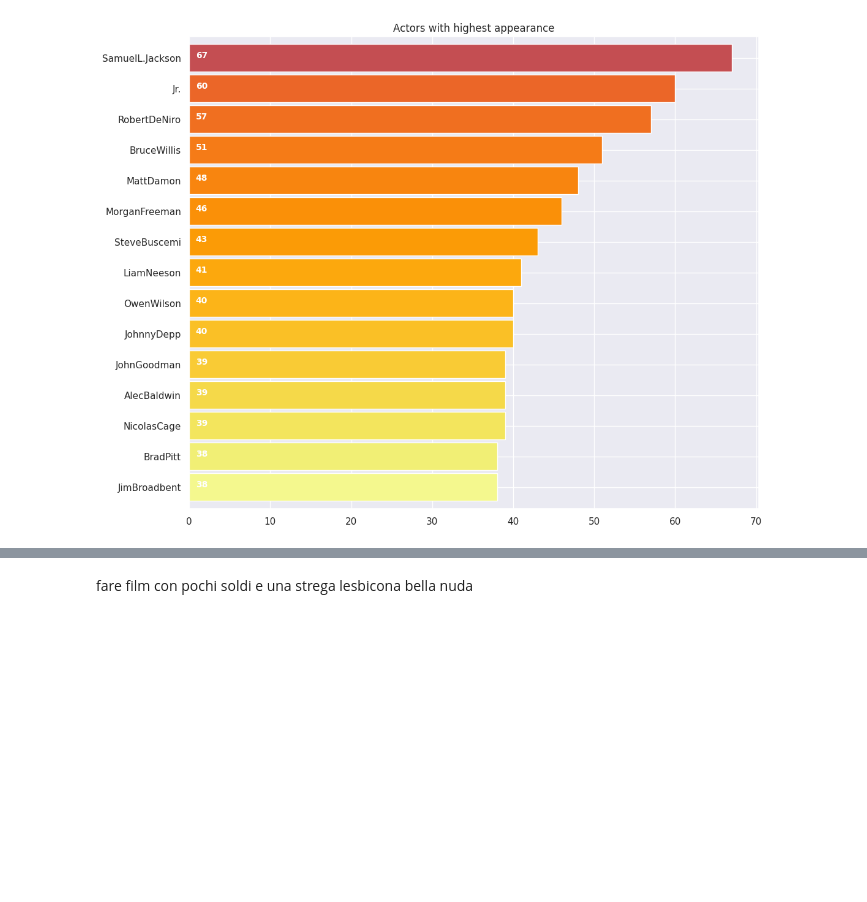
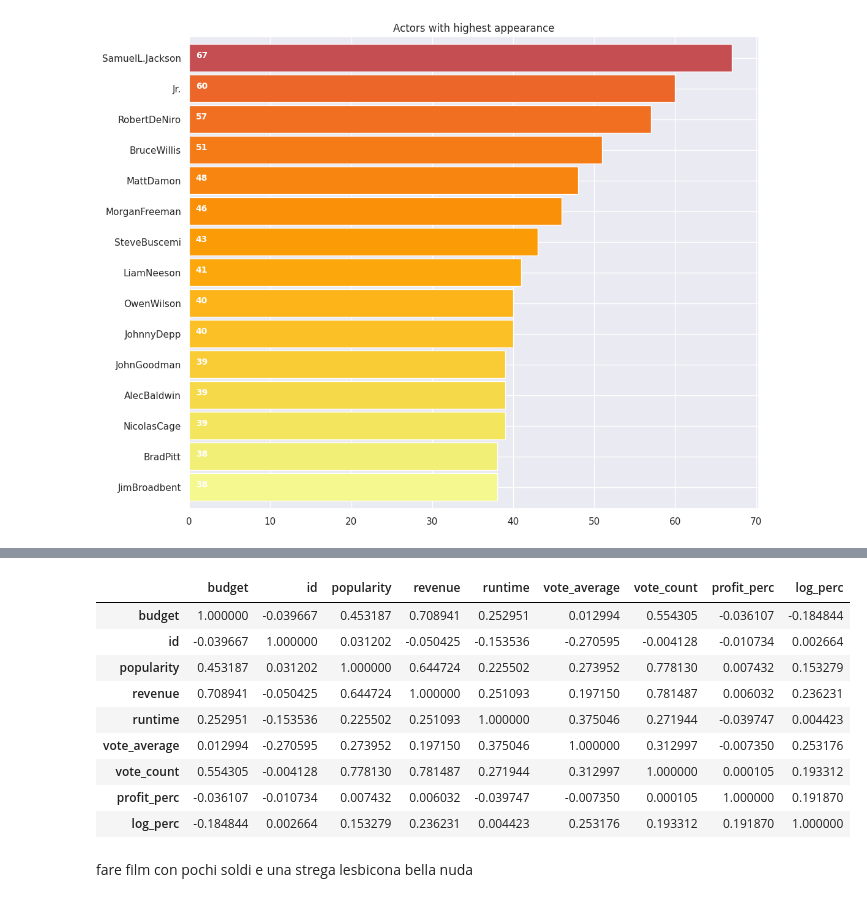
Before and after one commit to flenz00/TMDB-Movies, a Jupyter notebook: IMBD_Movies .ipynb, the cells around one changed output, grey strips where cells are left out. Drawn from its saved outputs; the diff is of its cells as text; code cells hidden in the pictures; blank space fills up the shorter version.

```diff
--- a/IMBD_Movies .ipynb
+++ b/IMBD_Movies .ipynb
@@ -559,3 +548,16 @@ for k in keywords_set:
+# %%
+Movies.corr()
+# %% [output]
+|  | budget | id | popularity | revenue | runtime | vote_average | vote_count | profit_perc | log_perc |
+| budget | 1.000000 | -0.039667 | 0.453187 | 0.708941 | 0.252951 | 0.012994 | 0.554305 | -0.036107 | -0.184844 |
+| id | -0.039667 | 1.000000 | 0.031202 | -0.050425 | -0.153536 | -0.270595 | -0.004128 | -0.010734 | 0.002664 |
+| popularity | 0.453187 | 0.031202 | 1.000000 | 0.644724 | 0.225502 | 0.273952 | 0.778130 | 0.007432 | 0.153279 |
+| revenue | 0.708941 | -0.050425 | 0.644724 | 1.000000 | 0.251093 | 0.197150 | 0.781487 | 0.006032 | 0.236231 |
+| runtime | 0.252951 | -0.153536 | 0.225502 | 0.251093 | 1.000000 | 0.375046 | 0.271944 | -0.039747 | 0.004423 |
+| vote_average | 0.012994 | -0.270595 | 0.273952 | 0.197150 | 0.375046 | 1.000000 | 0.312997 | -0.007350 | 0.253176 |
+| vote_count | 0.554305 | -0.004128 | 0.778130 | 0.781487 | 0.271944 | 0.312997 | 1.000000 | 0.000105 | 0.193312 |
+| profit_perc | -0.036107 | -0.010734 | 0.007432 | 0.006032 | -0.039747 | -0.007350 | 0.000105 | 1.000000 | 0.191870 |
+| log_perc | -0.184844 | 0.002664 | 0.153279 | 0.236231 | 0.004423 | 0.253176 | 0.193312 | 0.191870 | 1.000000 |
 # %%
 """ popo=pd.DataFrame(key_profits)
 popo.to_csv('key_prof_hashmap.csv')
```
Also changed, not shown: parts of 6 cells of this notebook.
